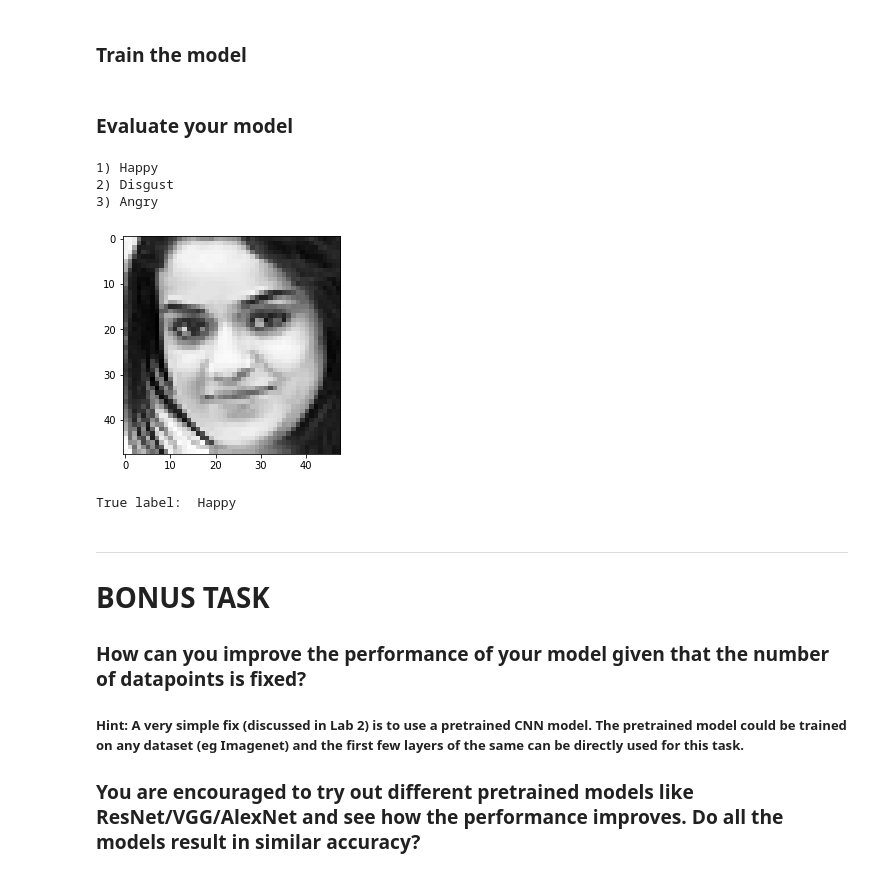
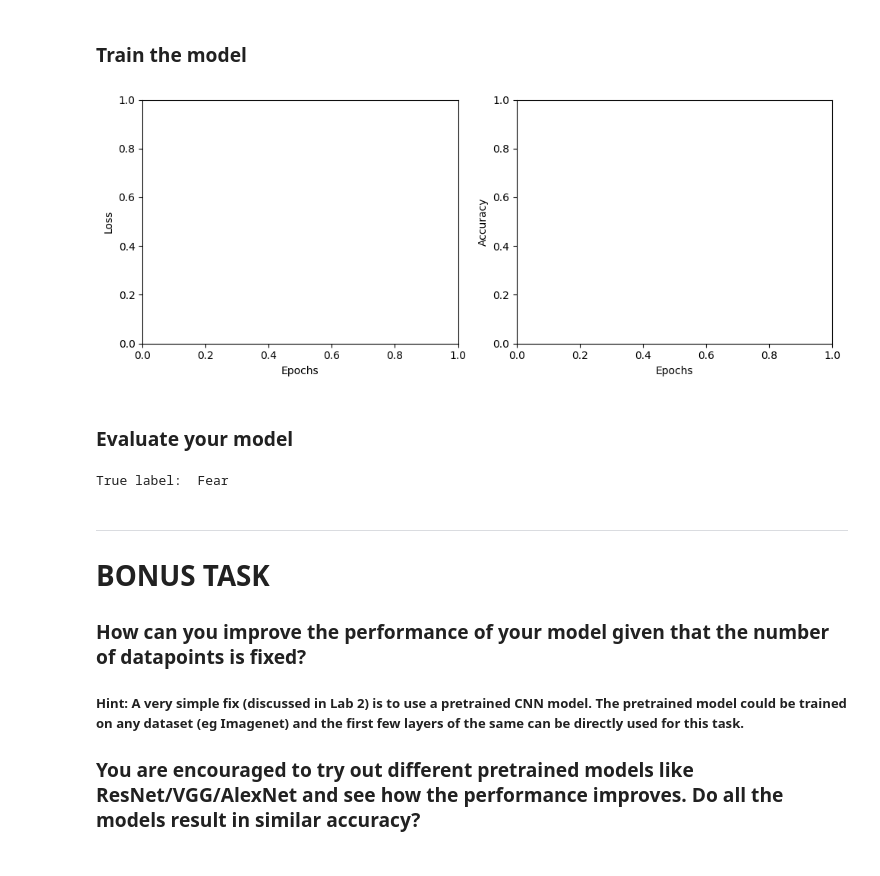
Before and after one commit to Thanuja2481/FMML-Lab, a Jupyter notebook: FMML_Module_9(b)_Project.ipynb, the cells around one changed output. Drawn from its saved outputs; the diff is of its cells as text; code cells hidden in the pictures.

```diff
--- a/FMML_Module_9(b)_Project.ipynb
+++ b/FMML_Module_9(b)_Project.ipynb
@@ -314,3 +394,27 @@ plt.show()
+# %%
+import matplotlib.pyplot as plt
+import numpy as np
+
+# Assuming history[0] contains loss values and history[1] contains accuracy values
+
+fig = plt.figure(figsize=(10, 4))
+
+# Plot Loss
+ax1 = fig.add_subplot(1, 2, 1)
+
+ax1.set_xlabel('Epochs')
+ax1.set_ylabel('Loss')
+
+# Plot Accuracy
+ax2 = fig.add_subplot(1, 2, 2)
+
+ax2.set_xlabel('Epochs')
+ax2.set_ylabel('Accuracy')
+
+plt.tight_layout()
+plt.show()
+# %% [output]
+[figure, added]
 # %% [markdown]
 ### Evaluate your model
 # %%
@@ -328,13 +432,3 @@ def visualize_prediction(image, model, k=3):
 
   plt.imshow(image[0].numpy(), cmap='gray')
   plt.show()
-# %%
-image, label = test_dataset[1]
-visualize_prediction(image, cnn)
-print('\nTrue label: ', classes[int(label)])
-# %% [output]
-1) Happy
-2) Disgust
-3) Angry
-[figure, removed]
-True label:  Happy
@@ -343,0 +435,21 @@ true_labels, predicted_labels = test_model(model, test_loader)
+# %%
+import torch
+import matplotlib.pyplot as plt
+
+def visualize_prediction(image, model):
+    model.eval()
+    with torch.no_grad():
+        image = image.unsqueeze(0)  # Add batch dimension
+        prediction = model(image)
+        _, predicted = torch.max(prediction, 1)
+        predicted_label = classes[int(predicted)]
+        plt.imshow(image.squeeze().permute(1, 2, 0))
+        plt.title('Predicted Label: ' + predicted_label)
+        plt.axis('off')
+        plt.show()
+
+
+
+print('\nTrue label: ', classes[int(label)])
+# %% [output]
+True label:  Fear
```
Also changed, not shown: parts of 11 cells of this notebook.
